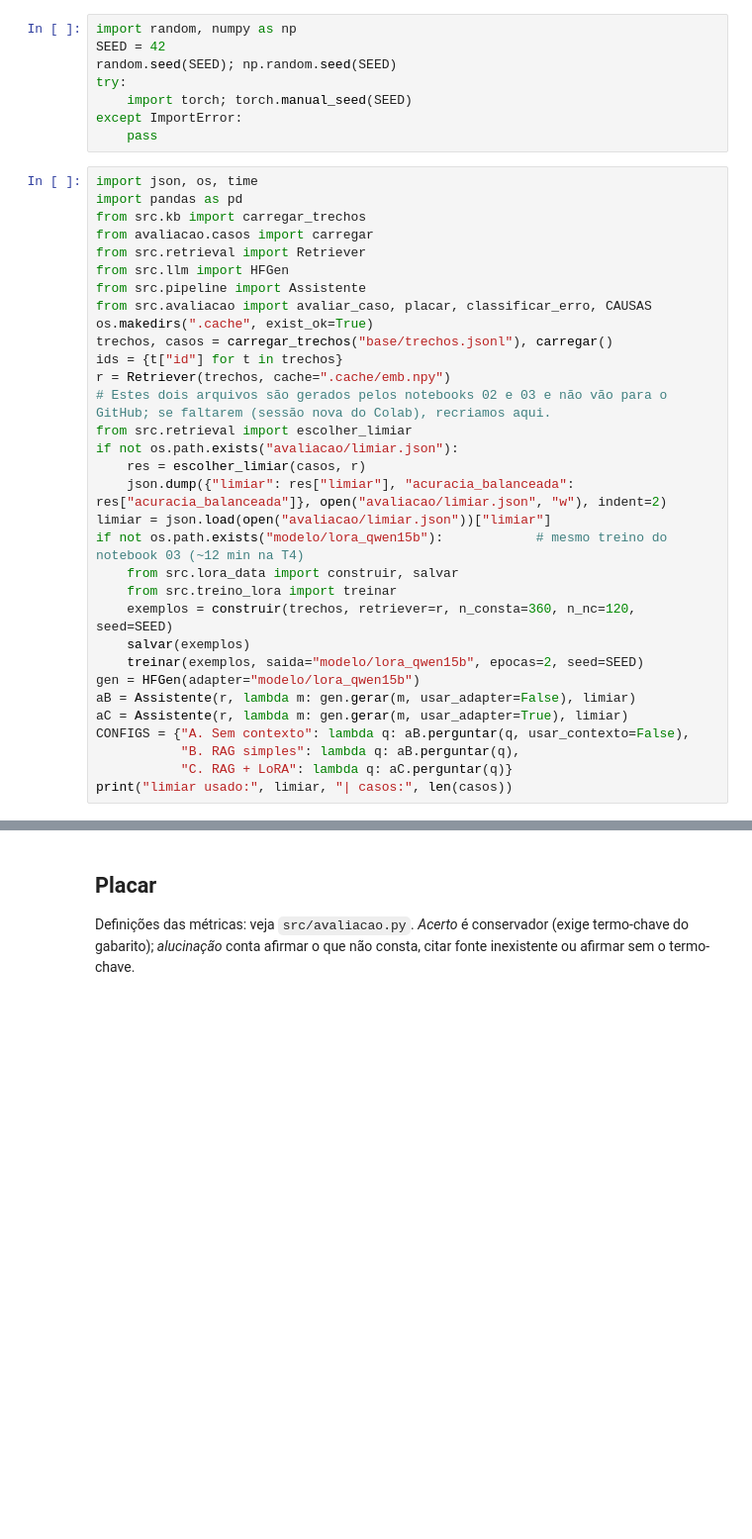
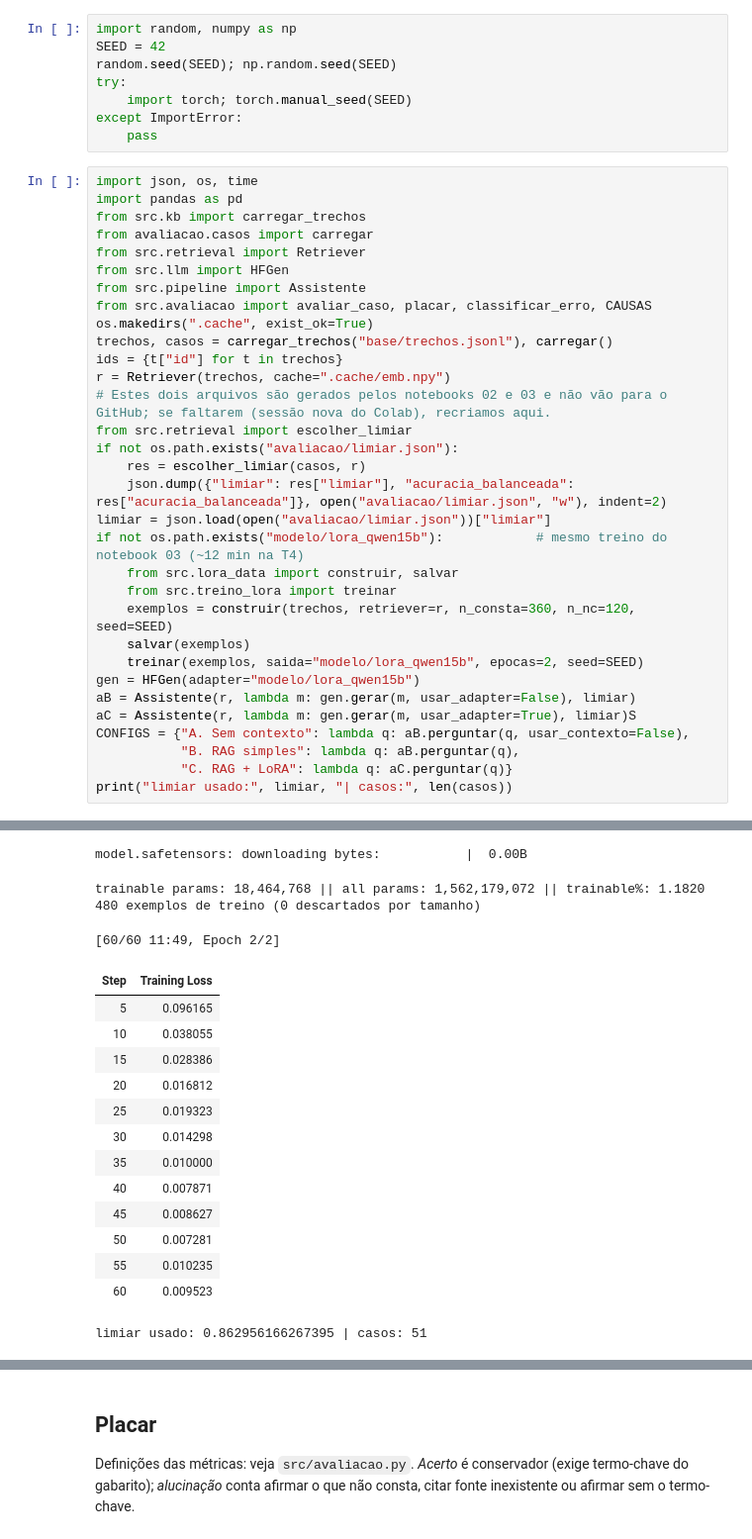
Before and after one commit to melo-zz/calcada-livre-genAi, a Jupyter notebook: notebooks/04_placar_erros.ipynb, the cells around one changed output, grey strips where cells are left out. Shown at 99% size. Saved outputs shown, nothing was run; the diff lists cells and outputs as text; blank space fills up the shorter version.

```diff
--- a/notebooks/04_placar_erros.ipynb
+++ b/notebooks/04_placar_erros.ipynb
@@ -54,8 +56,9 @@ if not os.path.exists("modelo/lora_qwen15b"):            # mesmo treino do noteb
     treinar(exemplos, saida="modelo/lora_qwen15b", epocas=2, seed=SEED)
 gen = HFGen(adapter="modelo/lora_qwen15b")
 aB = Assistente(r, lambda m: gen.gerar(m, usar_adapter=False), limiar)
-aC = Assistente(r, lambda m: gen.gerar(m, usar_adapter=True), limiar)
+aC = Assistente(r, lambda m: gen.gerar(m, usar_adapter=True), limiar)S
 CONFIGS = {"A. Sem contexto": lambda q: aB.perguntar(q, usar_contexto=False),
            "B. RAG simples": lambda q: aB.perguntar(q),
            "C. RAG + LoRA": lambda q: aC.perguntar(q)}
 print("limiar usado:", limiar, "| casos:", len(casos))
+# %% [output]
@@ -62,3 +71,21 @@ print("limiar usado:", limiar, "| casos:", len(casos))
+model.safetensors: downloading bytes:           |  0.00B
+trainable params: 18,464,768 || all params: 1,562,179,072 || trainable%: 1.1820
+480 exemplos de treino (0 descartados por tamanho)
+[60/60 11:49, Epoch 2/2]
+| Step | Training Loss |
+| 5 | 0.096165 |
+| 10 | 0.038055 |
+| 15 | 0.028386 |
+| 20 | 0.016812 |
+| 25 | 0.019323 |
+| 30 | 0.014298 |
+| 35 | 0.010000 |
+| 40 | 0.007871 |
+| 45 | 0.008627 |
+| 50 | 0.007281 |
+| 55 | 0.010235 |
+| 60 | 0.009523 |
+limiar usado: 0.862956166267395 | casos: 51
 # %%
 saidas, resultados = {}, {}
 for nome, f in CONFIGS.items():
```
Also changed, not shown: parts of 7 cells of this notebook.
